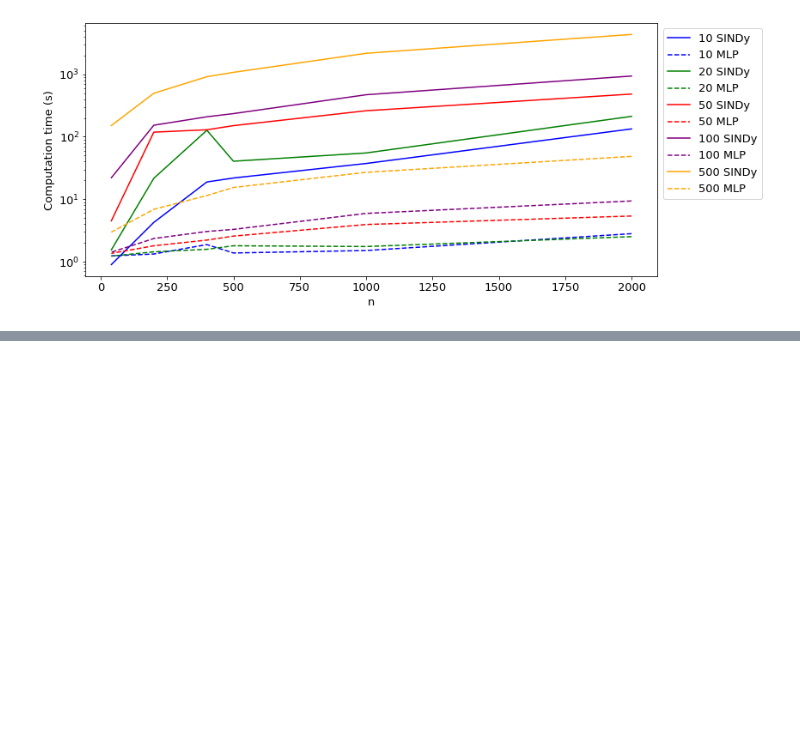
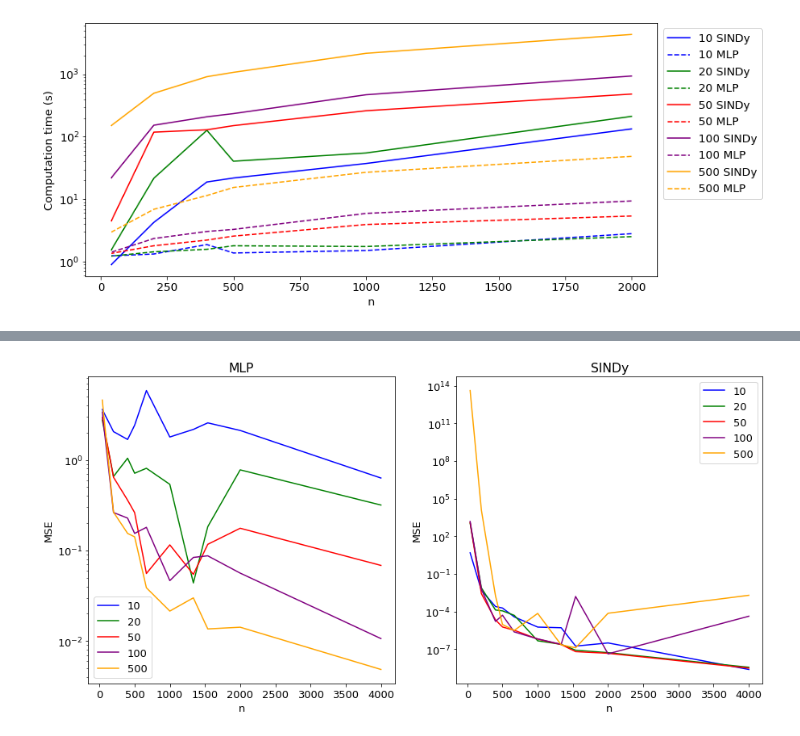
Before and after one commit to kyrxanthos/NN_dynamical_systems, a Jupyter notebook: plot_machine_runs.ipynb, the cells around one changed output, grey strips where cells are left out. Drawn from its saved outputs; the diff is of its cells as text; code cells hidden in the pictures; blank space fills up the shorter version.

Commit message:
runned machine results for large apprx

```diff
--- a/plot_machine_runs.ipynb
+++ b/plot_machine_runs.ipynb
@@ -321,0 +324,7 @@ plt.tight_layout()
+# %%
+path = 'Machine_Experiments/approx2/approx_results.csv'
+df = pd.read_csv(path)
+df = df.drop(columns=['Unnamed: 0'])
+df['S_err'] = np.power(np.square(df['mse_sindy_x1']) + np.square(df['mse_sindy_x2']), 0.5)
+df['M_err'] = np.power(np.square(df['mse_mlp_x1']) + np.square(df['mse_mlp_x2']), 0.5)
+df
@@ -321,0 +349,24 @@ plt.tight_layout()
+# %%
+cols = ['blue', 'green', 'red', 'purple', 'orange']
+plt.figure(figsize=(15,7))
+plt.yscale('log')
+for i, c in zip(df['traj'].unique(), cols):
+    df_temp = df[df['traj'] == i]
+    plt.subplot(121)
+    plt.plot(df_temp['n'], df_temp['M_err'], label = i, c=c)
+    plt.yscale('log')
+    plt.ylabel('MSE')
+    plt.xlabel('n')
+    plt.title('MLP')
+    plt.legend()
+    plt.subplot(122)
+    plt.plot(df_temp['n'], df_temp['S_err'], label = i, c=c)
+    plt.yscale('log')
+    plt.ylabel('MSE')
+    plt.xlabel('n')
+    plt.title('SINDy')
+plt.legend()
+plt.savefig('Plots/mlp_sindy_mse.pdf')
+plt.show()
+# %% [output]
+[figure, added]
```
Also changed, not shown: parts of 3 cells of this notebook, 4 other files.
